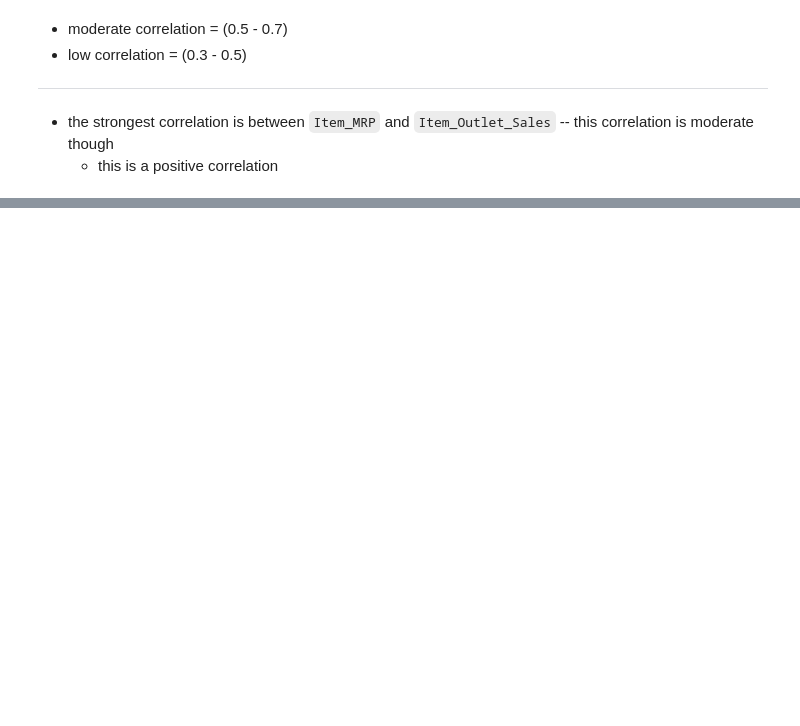
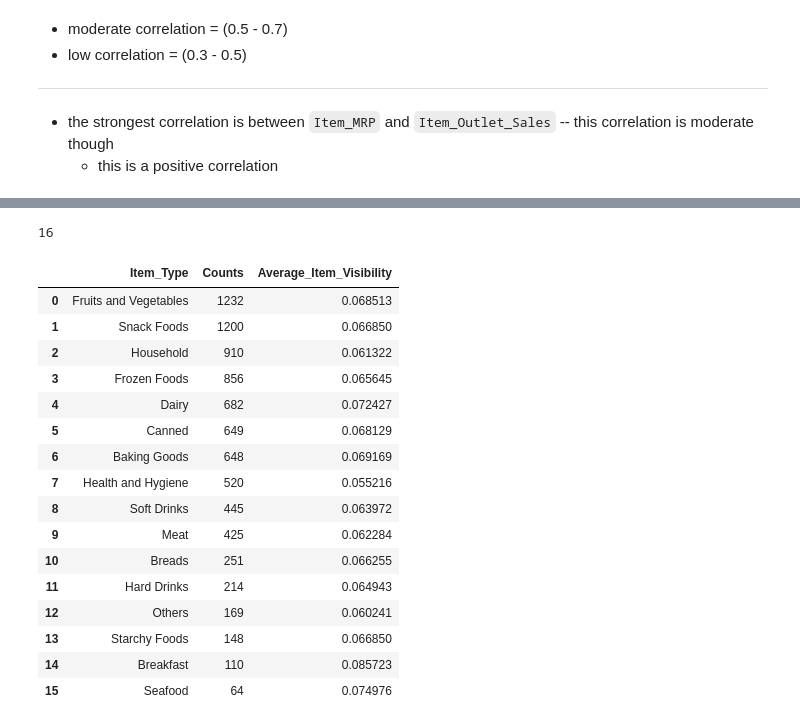
Before and after one commit to ELBrown11/CodingDojoPortfolioProjects, a Jupyter notebook: Project1.ipynb, the cells around one changed output, grey strips where cells are left out. Cells and saved outputs as stored; diff of their text form; code cells hidden in the pictures; blank space fills up the shorter version.

```diff
--- a/Project1.ipynb
+++ b/Project1.ipynb
@@ -256,0 +357,30 @@ sns.heatmap(corr, cmap = 'Greens', annot=True)
+# %%
+#list of values for Item_Visibility in alt dataframe
+item_viz = [avg_FV, avg_SF, avg_HH, avg_FF, avg_D, avg_C, avg_BG, avg_HandH, avg_SD, avg_M, avg_B, avg_HD, avg_O, avg_SF, avg_Bf, avg_SeaF]
+#checking that all types are accounted for
+len(item_viz)
+# %% [output]
+16
+# %%
+#checking that all have values
+item_v_viz_data['Average_Item_Visibility'] = item_viz
+
+item_v_viz_data
+# %% [output]
+|  | Item_Type | Counts | Average_Item_Visibility |
+| 0 | Fruits and Vegetables | 1232 | 0.068513 |
+| 1 | Snack Foods | 1200 | 0.066850 |
+| 2 | Household | 910 | 0.061322 |
+| 3 | Frozen Foods | 856 | 0.065645 |
+| 4 | Dairy | 682 | 0.072427 |
+| 5 | Canned | 649 | 0.068129 |
+| 6 | Baking Goods | 648 | 0.069169 |
+| 7 | Health and Hygiene | 520 | 0.055216 |
+| 8 | Soft Drinks | 445 | 0.063972 |
+| 9 | Meat | 425 | 0.062284 |
+| 10 | Breads | 251 | 0.066255 |
+| 11 | Hard Drinks | 214 | 0.064943 |
+| 12 | Others | 169 | 0.060241 |
+| 13 | Starchy Foods | 148 | 0.066850 |
+| 14 | Breakfast | 110 | 0.085723 |
+| 15 | Seafood | 64 | 0.074976 |
```
Also changed, not shown: parts of 18 cells of this notebook.
